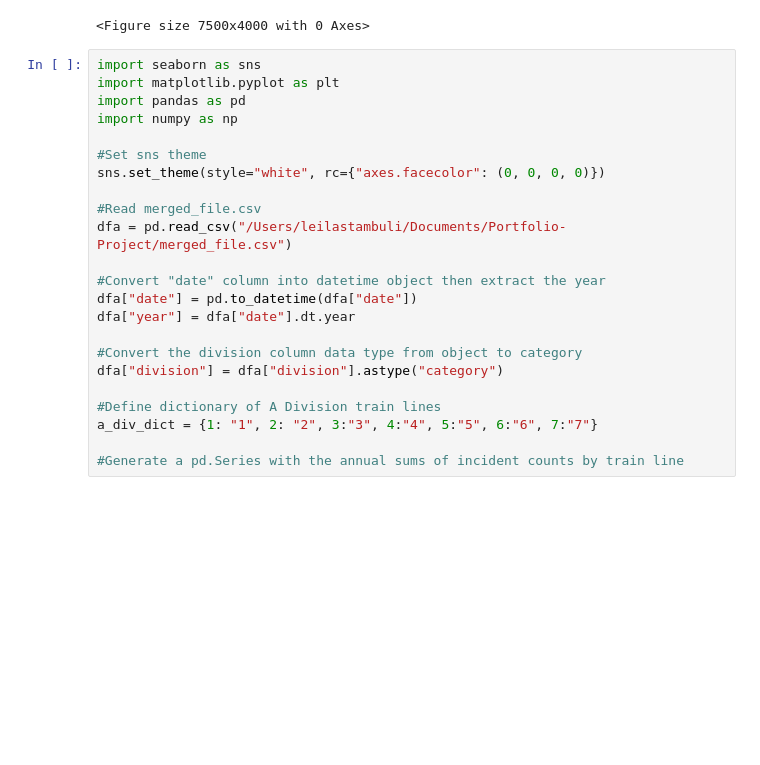
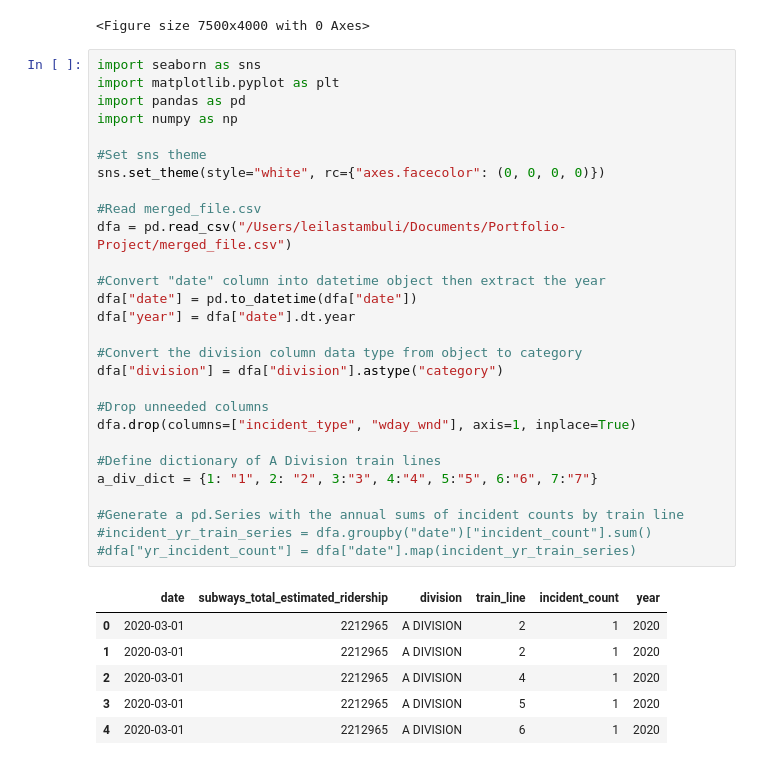
Before and after one commit to thetechleila/MTA-Subway-Ridership-and-Major-Incidents-EDA, a Jupyter notebook: notebooks/leila_eda.ipynb, the cells around one changed output. Saved outputs shown, nothing was run; the diff lists cells and outputs as text; blank space fills up the shorter version.

```diff
--- a/notebooks/leila_eda.ipynb
+++ b/notebooks/leila_eda.ipynb
@@ -109,23 +109,35 @@ plt.figure(figsize=(75, 40), constrained_layout=True)
 # %%
 import seaborn as sns
 import matplotlib.pyplot as plt
 import pandas as pd
 import numpy as np
 
 #Set sns theme
 sns.set_theme(style="white", rc={"axes.facecolor": (0, 0, 0, 0)})
 
 #Read merged_file.csv
 dfa = pd.read_csv("/Users/leilastambuli/Documents/Portfolio-Project/merged_file.csv")
 
 #Convert "date" column into datetime object then extract the year
 dfa["date"] = pd.to_datetime(dfa["date"])
 dfa["year"] = dfa["date"].dt.year
 
 #Convert the division column data type from object to category
 dfa["division"] = dfa["division"].astype("category")
 
+#Drop unneeded columns
+dfa.drop(columns=["incident_type", "wday_wnd"], axis=1, inplace=True)
+
 #Define dictionary of A Division train lines
 a_div_dict = {1: "1", 2: "2", 3:"3", 4:"4", 5:"5", 6:"6", 7:"7"}
 
 #Generate a pd.Series with the annual sums of incident counts by train line
+#incident_yr_train_series = dfa.groupby("date")["incident_count"].sum()
+#dfa["yr_incident_count"] = dfa["date"].map(incident_yr_train_series)
+# %% [output]
+|  | date | subways_total_estimated_ridership | division | train_line | incident_count | year |
+| 0 | 2020-03-01 | 2212965 | A DIVISION | 2 | 1 | 2020 |
+| 1 | 2020-03-01 | 2212965 | A DIVISION | 2 | 1 | 2020 |
+| 2 | 2020-03-01 | 2212965 | A DIVISION | 4 | 1 | 2020 |
+| 3 | 2020-03-01 | 2212965 | A DIVISION | 5 | 1 | 2020 |
+| 4 | 2020-03-01 | 2212965 | A DIVISION | 6 | 1 | 2020 |
```
